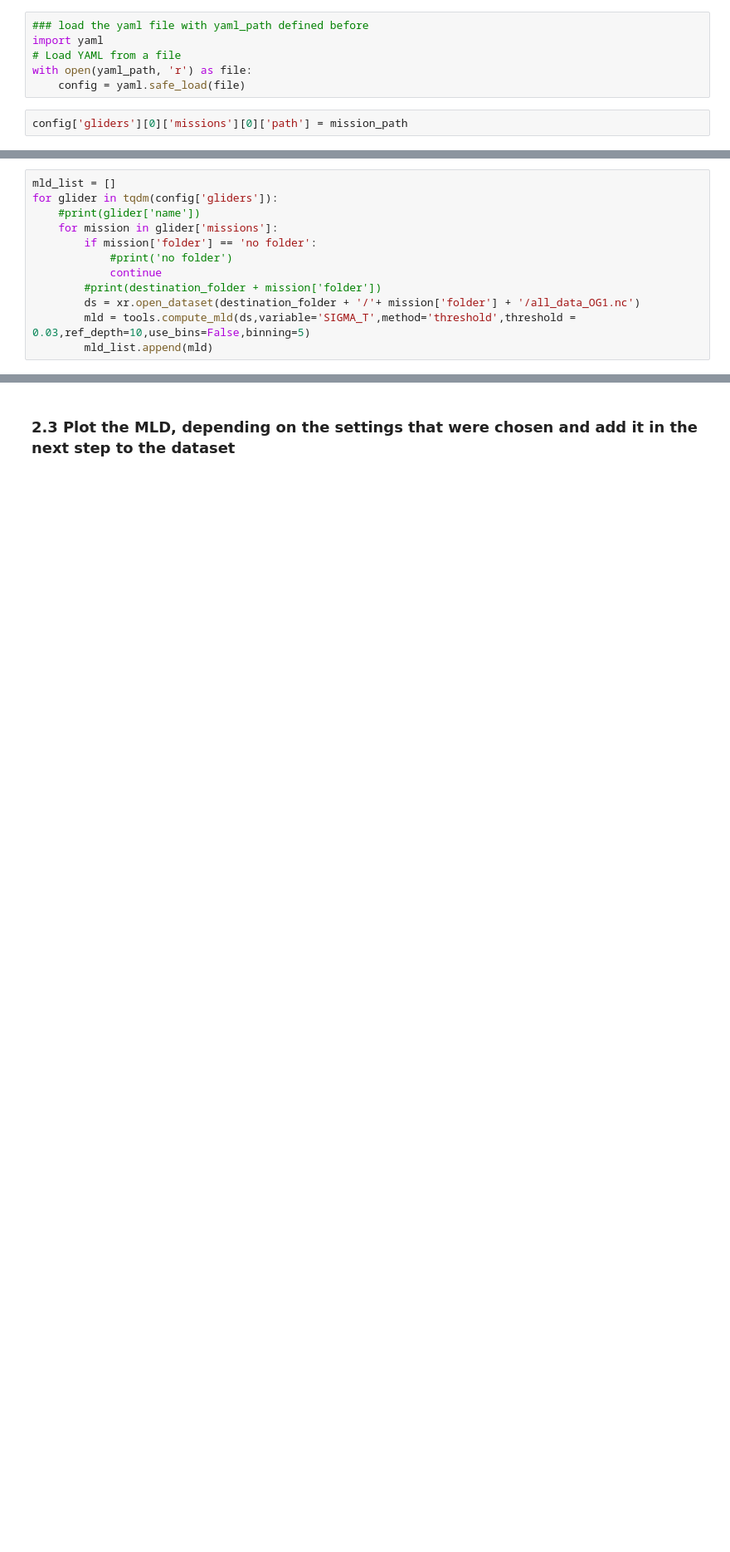
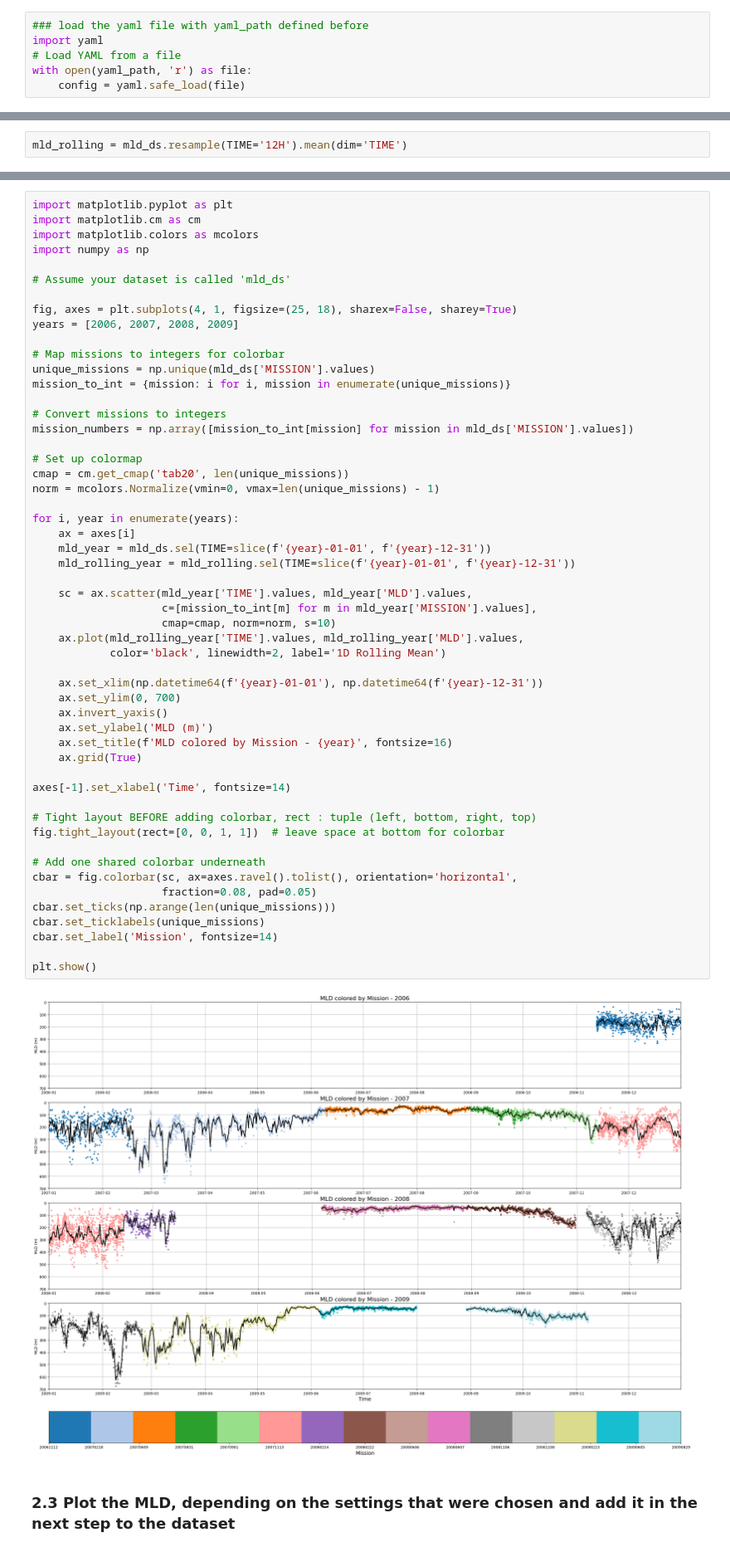
Before and after one commit to tillmrtz/dissipationSML, a Jupyter notebook: notebooks/load_and_process_gliderdata.ipynb, the cells around one changed output, grey strips where cells are left out. Shown at 83% size. Saved outputs shown, nothing was run; the diff lists cells and outputs as text; blank space fills up the shorter version.

```diff
--- a/notebooks/load_and_process_gliderdata.ipynb
+++ b/notebooks/load_and_process_gliderdata.ipynb
@@ -188,5 +222,3 @@ import yaml
 # Load YAML from a file
 with open(yaml_path, 'r') as file:
     config = yaml.safe_load(file)
-# %%
-config['gliders'][0]['missions'][0]['path'] = mission_path
@@ -213,12 +224,0 @@ config['gliders']
-# %%
-mld_list = []
-for glider in tqdm(config['gliders']):
-    #print(glider['name'])
-    for mission in glider['missions']:
-        if mission['folder'] == 'no folder':
-            #print('no folder')
-            continue
-        #print(destination_folder + mission['folder'])
-        ds = xr.open_dataset(destination_folder + '/'+ mission['folder'] + '/all_data_OG1.nc')
-        mld = tools.compute_mld(ds,variable='SIGMA_T',method='threshold',threshold = 0.03,ref_depth=10,use_bins=False,binning=5)
-        mld_list.append(mld)
@@ -345,0 +265,2 @@ FileNotFoundError: [Errno 2] No such file or directory: '/Users/tillmoritz/Deskt
+# %%
+mld_rolling = mld_ds.resample(TIME='12H').mean(dim='TIME')
@@ -346,3 +279,58 @@ FileNotFoundError: [Errno 2] No such file or directory: '/Users/tillmoritz/Deskt
+# %%
+import matplotlib.pyplot as plt
+import matplotlib.cm as cm
+import matplotlib.colors as mcolors
+import numpy as np
+
+# Assume your dataset is called 'mld_ds'
+
+fig, axes = plt.subplots(4, 1, figsize=(25, 18), sharex=False, sharey=True)
+years = [2006, 2007, 2008, 2009]
+
+# Map missions to integers for colorbar
+unique_missions = np.unique(mld_ds['MISSION'].values)
+mission_to_int = {mission: i for i, mission in enumerate(unique_missions)}
+
+# Convert missions to integers
+mission_numbers = np.array([mission_to_int[mission] for mission in mld_ds['MISSION'].values])
+
+# Set up colormap
+cmap = cm.get_cmap('tab20', len(unique_missions))
+norm = mcolors.Normalize(vmin=0, vmax=len(unique_missions) - 1)
+
+for i, year in enumerate(years):
+    ax = axes[i]
+    mld_year = mld_ds.sel(TIME=slice(f'{year}-01-01', f'{year}-12-31'))
+    mld_rolling_year = mld_rolling.sel(TIME=slice(f'{year}-01-01', f'{year}-12-31'))
+
+    sc = ax.scatter(mld_year['TIME'].values, mld_year['MLD'].values,
+                    c=[mission_to_int[m] for m in mld_year['MISSION'].values],
+                    cmap=cmap, norm=norm, s=10)
+    ax.plot(mld_rolling_year['TIME'].values, mld_rolling_year['MLD'].values,
+            color='black', linewidth=2, label='1D Rolling Mean')
+
+    ax.set_xlim(np.datetime64(f'{year}-01-01'), np.datetime64(f'{year}-12-31'))
+    ax.set_ylim(0, 700)
+    ax.invert_yaxis()
+    ax.set_ylabel('MLD (m)')
+    ax.set_title(f'MLD colored by Mission - {year}', fontsize=16)
+    ax.grid(True)
+
+axes[-1].set_xlabel('Time', fontsize=14)
+
+# Tight layout BEFORE adding colorbar, rect : tuple (left, bottom, right, top)
+fig.tight_layout(rect=[0, 0, 1, 1])  # leave space at bottom for colorbar
+
+# Add one shared colorbar underneath
+cbar = fig.colorbar(sc, ax=axes.ravel().tolist(), orientation='horizontal',
+                    fraction=0.08, pad=0.05)
+cbar.set_ticks(np.arange(len(unique_missions)))
+cbar.set_ticklabels(unique_missions)
+cbar.set_label('Mission', fontsize=14)
+
+plt.show()
+# %% [output]
+[figure, added]
 # %% [markdown]
 ### 2.3 Plot the MLD, depending on the settings that were chosen and add it in the next step to the dataset
 # %%
```
Also changed, not shown: parts of 17 cells of this notebook, 1 other file.
